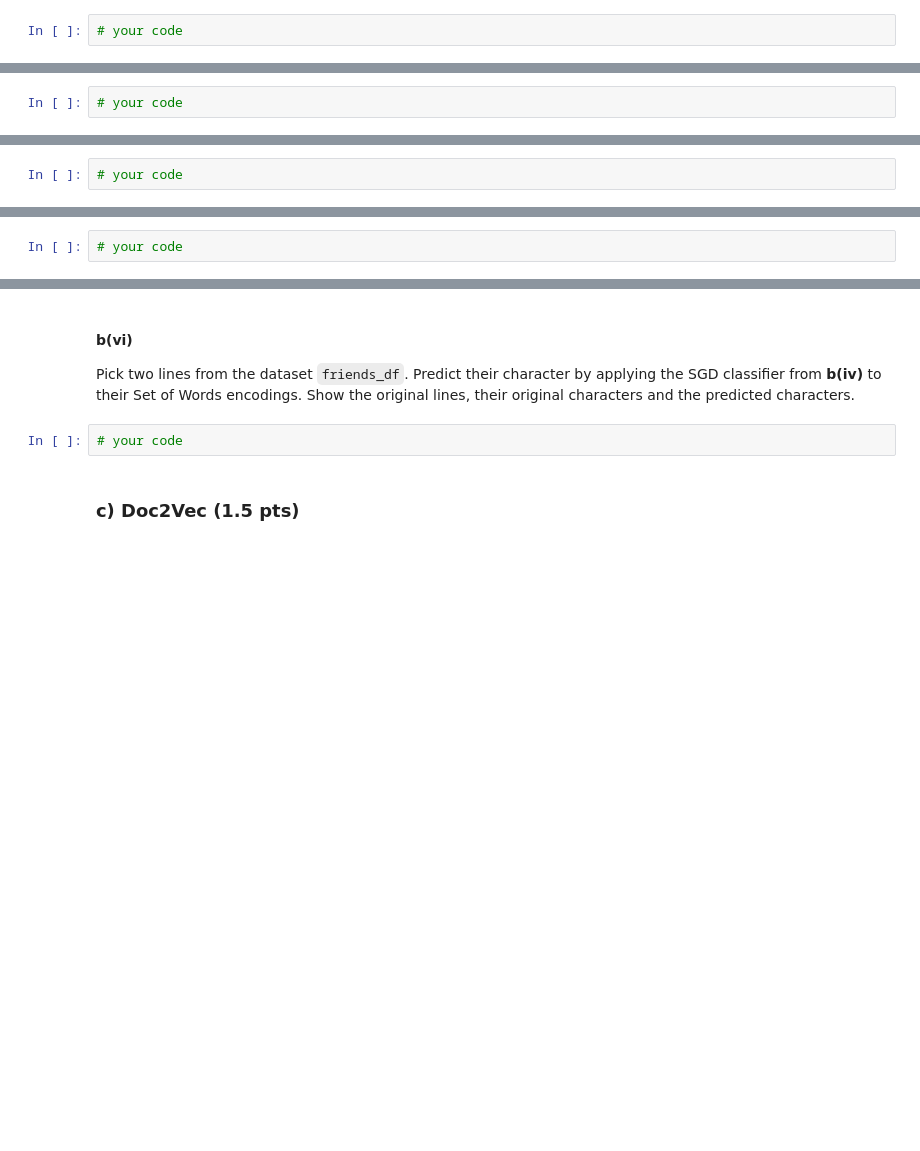
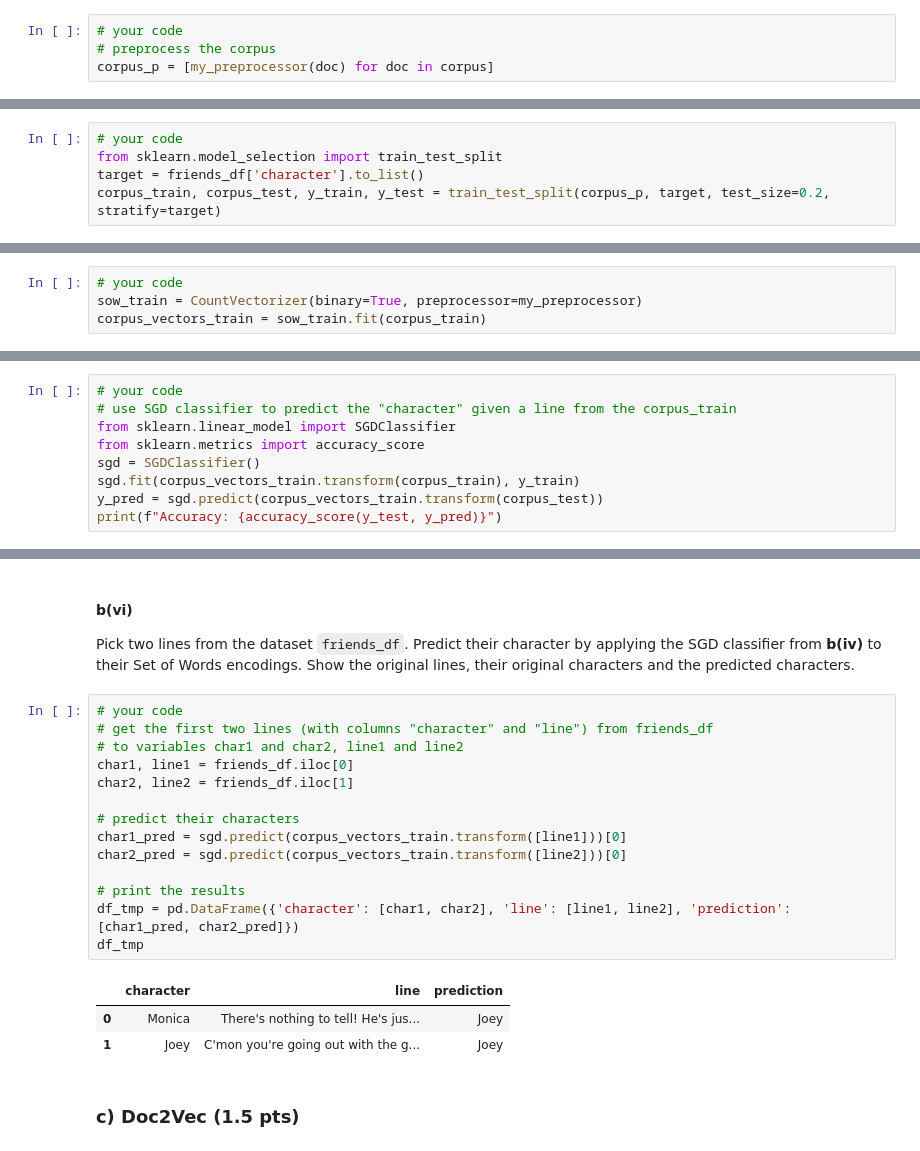
Before and after one commit to CodingTil/2022_23---Introduction-to-Data-Science---Exercises, a Jupyter notebook: assignment_2/assignment2.ipynb, the cells around one changed output, grey strips where cells are left out. Cells and saved outputs as stored; diff of their text form; blank space fills up the shorter version.

```diff
--- a/assignment_2/assignment2.ipynb
+++ b/assignment_2/assignment2.ipynb
@@ -796,6 +839,8 @@ Write a function called `my_preprocessor` which, given a string, returns another
 You must apply your preprocessor `my_preprocessor` on each line contained in the `corpus`. Create a preprocessed corpus named `corpus_p` which contains the same lines as `corpus` after the preprocessor `my_preprocessor` has been applied.
 # %%
 # your code
+# preprocess the corpus
+corpus_p = [my_preprocessor(doc) for doc in corpus]
 # %% [markdown]
 #### **a(vi)**
 Split the `friends_df` dataset from the previous task into training (80%) and test (20%) data preserving the distribution based on the "character" value.
@@ -806,6 +855,9 @@ Split the `friends_df` dataset from the previous task into training (80%) and te
 Similar to **a(iii)**, for the training data and the test data, create two corpora named `corpus_train` and `corpus_test` respectively. Each document in the training (test) corpus must correspond to exactly one row's "line" value in the corresponding training (test) dataframe.
 # %%
 # your code
+from sklearn.model_selection import train_test_split
+target = friends_df['character'].to_list()
+corpus_train, corpus_test, y_train, y_test = train_test_split(corpus_p, target, test_size=0.2, stratify=target)
 # %% [markdown]
 ### b) Set of Words (4.5 pts)
 # %% [markdown]
@@ -829,8 +892,17 @@ Briefly comment on the Set of Words encoding.
 Create a Set of Words encoding based only on the documents in `corpus_train`. Use the previously defined preprocessor `my_preprocessor` as a preprocessor.
 # %%
 # your code
+sow_train = CountVectorizer(binary=True, preprocessor=my_preprocessor)
+corpus_vectors_train = sow_train.fit(corpus_train)
 # %% [markdown]
 #### **b(iv)**
 In this task, we will use an SGD (Stochastic Gradient Descend) classifier to predict the character given a line from the corpus. Train the classifier on the Set of Words encoding of training corpus `corpus_train` using the character as the target feature and 'log_loss' as the loss function. Apply the classifier on the Set of Words encodings of both the training corpus and the test corpus `corpus_train`. Show its accuracy for both the training corpus and the test corpus.
 # %%
 # your code
+# use SGD classifier to predict the "character" given a line from the corpus_train
+from sklearn.linear_model import SGDClassifier
+from sklearn.metrics import accuracy_score
+sgd = SGDClassifier()
+sgd.fit(corpus_vectors_train.transform(corpus_train), y_train)
+y_pred = sgd.predict(corpus_vectors_train.transform(corpus_test))
+print(f"Accuracy: {accuracy_score(y_test, y_pred)}")
@@ -844,6 +918,22 @@ Briefly comment on the accuracy of the classifier compared to the expected accur
 Pick two lines from the dataset `friends_df`. Predict their character by applying the SGD classifier from **b(iv)** to their Set of Words encodings. Show the original lines, their original characters and the predicted characters.
 # %%
 # your code
+# get the first two lines (with columns "character" and "line") from friends_df
+# to variables char1 and char2, line1 and line2
+char1, line1 = friends_df.iloc[0]
+char2, line2 = friends_df.iloc[1]
+
+# predict their characters
+char1_pred = sgd.predict(corpus_vectors_train.transform([line1]))[0]
+char2_pred = sgd.predict(corpus_vectors_train.transform([line2]))[0]
+
+# print the results
+df_tmp = pd.DataFrame({'character': [char1, char2], 'line': [line1, line2], 'prediction': [char1_pred, char2_pred]})
+df_tmp
+# %% [output]
+|  | character | line | prediction |
+| 0 | Monica | There's nothing to tell! He's jus... | Joey |
+| 1 | Joey | C'mon you're going out with the g... | Joey |
 # %% [markdown]
 ### c) Doc2Vec (1.5 pts)
 # %% [markdown]
```
Also changed, not shown: parts of 16 cells of this notebook, 1 other file.
